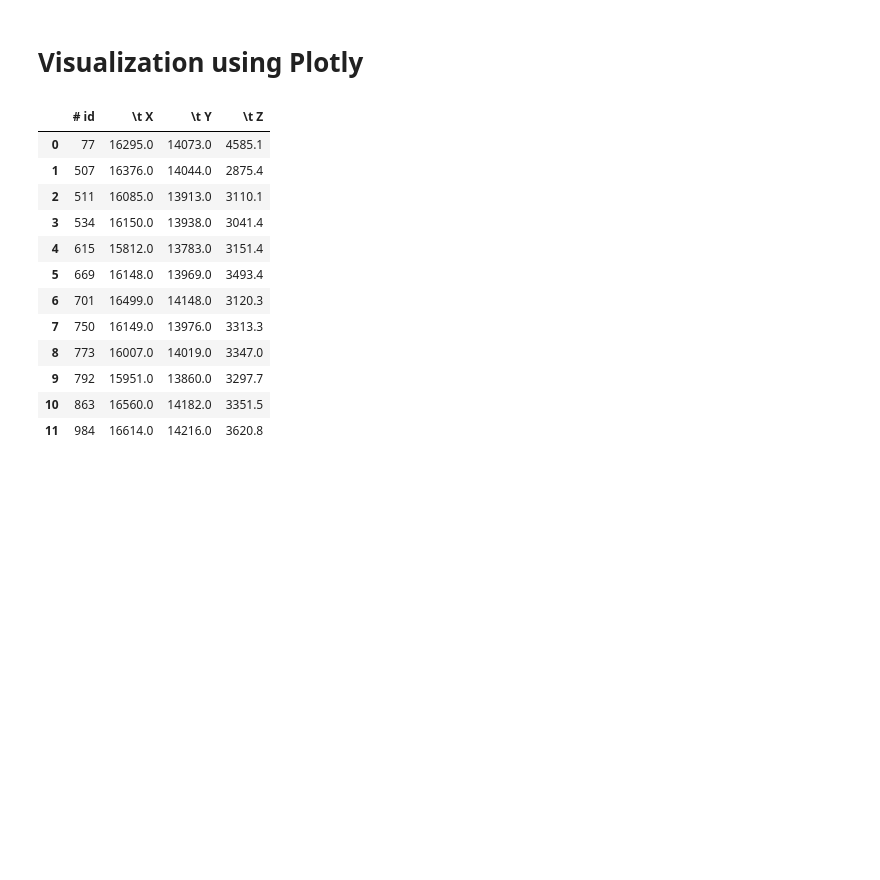
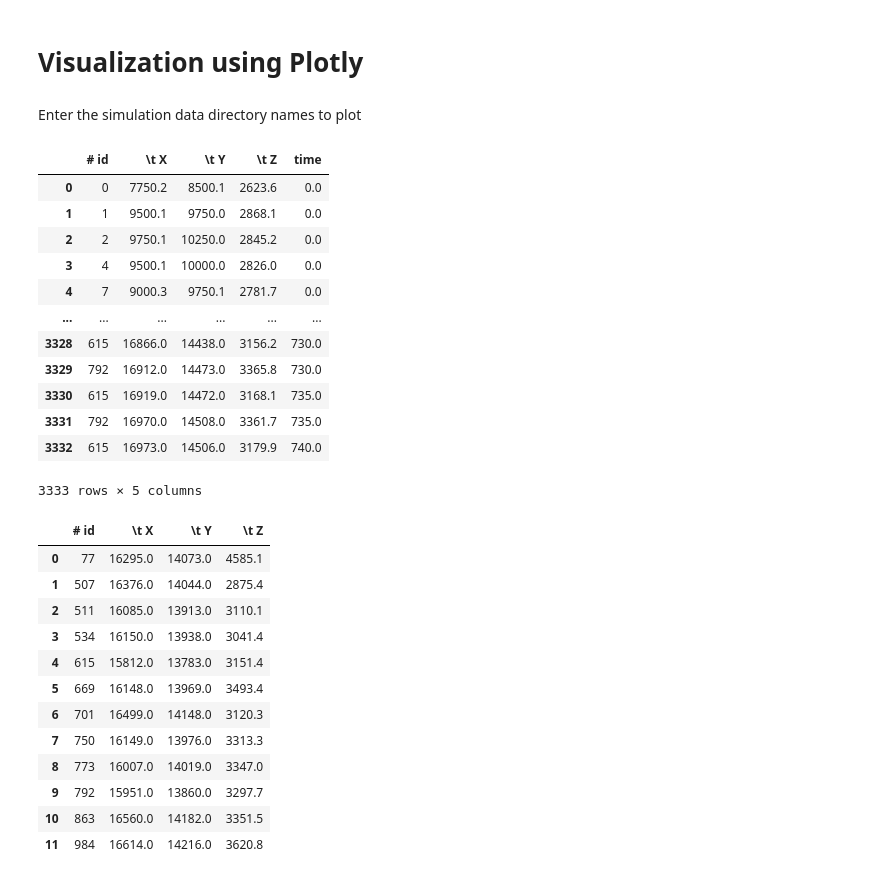
Before and after one commit to AntonioCervantes/mayavi-visualization, a Jupyter notebook: plotly_plot.ipynb, the cells around one changed output. Drawn from its saved outputs; the diff is of its cells as text; code cells hidden in the pictures; blank space fills up the shorter version.

Commit message:
Cleaned up code, added data file sorting

```diff
--- a/plotly_plot.ipynb
+++ b/plotly_plot.ipynb
@@ -1,10 +1,13 @@
 # %% [markdown]
 # Visualization  using Plotly
+# %% [markdown]
+Enter the simulation data directory names to plot
 # %%
 import plotly.graph_objects as go
 import os
 import pandas as pd
 import glob
+import re
 
 # Choose simulation folder name
 terrain = 'Manning_Creek'
@@ -25,4 +28,8 @@ X_path = os.path.join(terrain_path, 'X.csv')
 Y_path = os.path.join(terrain_path, 'Y.csv')
 HGT_path = os.path.join(terrain_path, 'HGT.csv')
 fire_path = os.path.join(terrain_path, 'Fire.csv')   # Not yet working
+
+particle_path = os.path.join(sim_path, sim_name)
+files_path = os.path.join(particle_path,'*')
+data_files = glob.glob(files_path + '*.csv')
 # %%
@@ -30,6 +37,42 @@ fire_path = os.path.join(terrain_path, 'Fire.csv')   # Not yet working
 X = pd.read_csv(X_path)
 Y = pd.read_csv(Y_path)
 Z = pd.read_csv(HGT_path)
+# %%
+# Sort data file in order of timestamp
+def last_4chars(x):
+    return(float(re.split('\\\|/|_',x)[6]))
+
+sorted_datafiles = sorted(data_files, key = last_4chars)
+# %%
+# Append all data files and save them to one dataframe
+# and add timestamp to each data point based on data file timestamp
+li = []
+i=0
+t = []
+data_dt = 5     # Time delta of data file output
+for filename in sorted_datafiles:
+    data = pd.read_csv(filename, index_col=None, header=0)
+    timestamp = float(re.split('\\\|/|_',filename)[6])
+    t = [timestamp]*len(data)
+    data['time'] = t
+    li.append(data)
+    i+=data_dt
+df = pd.concat(li, axis=0, ignore_index=True)
+df
+# %% [output]
+|  | # id | \t X | \t Y | \t Z | time |
+| 0 | 0 | 7750.2 | 8500.1 | 2623.6 | 0.0 |
+| 1 | 1 | 9500.1 | 9750.0 | 2868.1 | 0.0 |
+| 2 | 2 | 9750.1 | 10250.0 | 2845.2 | 0.0 |
+| 3 | 4 | 9500.1 | 10000.0 | 2826.0 | 0.0 |
+| 4 | 7 | 9000.3 | 9750.1 | 2781.7 | 0.0 |
+| ... | ... | ... | ... | ... | ... |
+| 3328 | 615 | 16866.0 | 14438.0 | 3156.2 | 730.0 |
+| 3329 | 792 | 16912.0 | 14473.0 | 3365.8 | 730.0 |
+| 3330 | 615 | 16919.0 | 14472.0 | 3168.1 | 735.0 |
+| 3331 | 792 | 16970.0 | 14508.0 | 3361.7 | 735.0 |
+| 3332 | 615 | 16973.0 | 14506.0 | 3179.9 | 740.0 |
+3333 rows × 5 columns
 # %%
 fig = go.Figure(data=[go.Mesh3d(x=X.values.flatten(), y=Y.values.flatten(), z=Z.values.flatten())])
 
```
Also changed, not shown: parts of 1 cell of this notebook.
